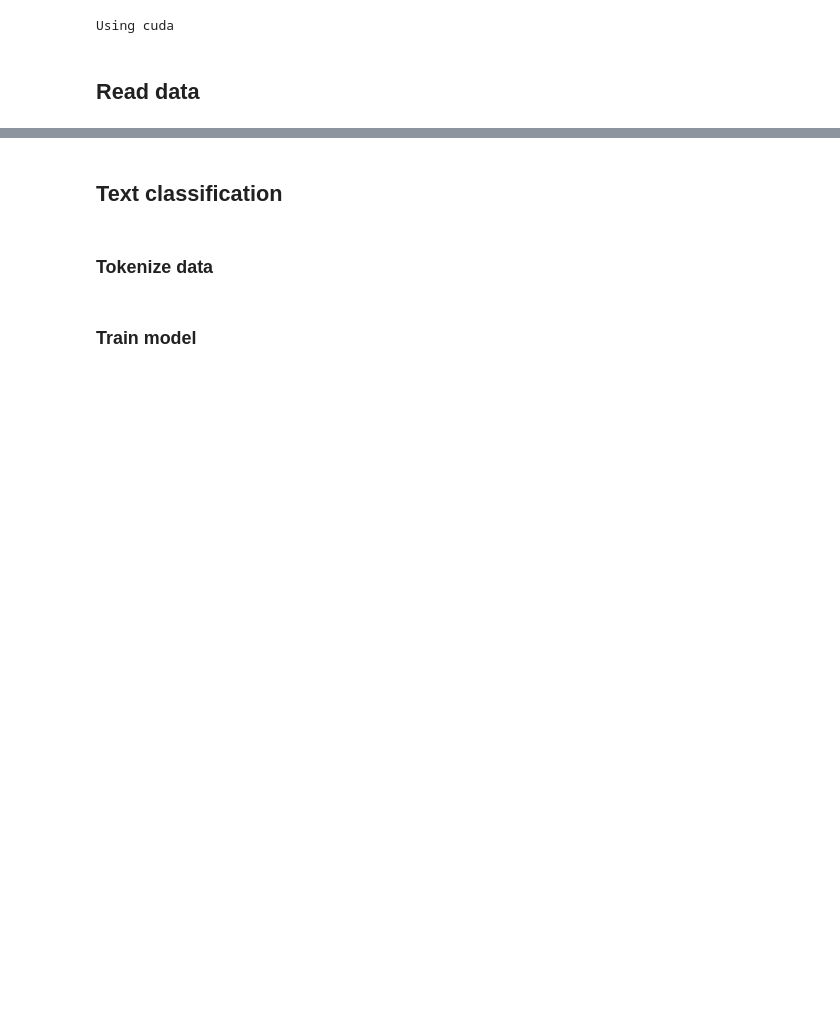
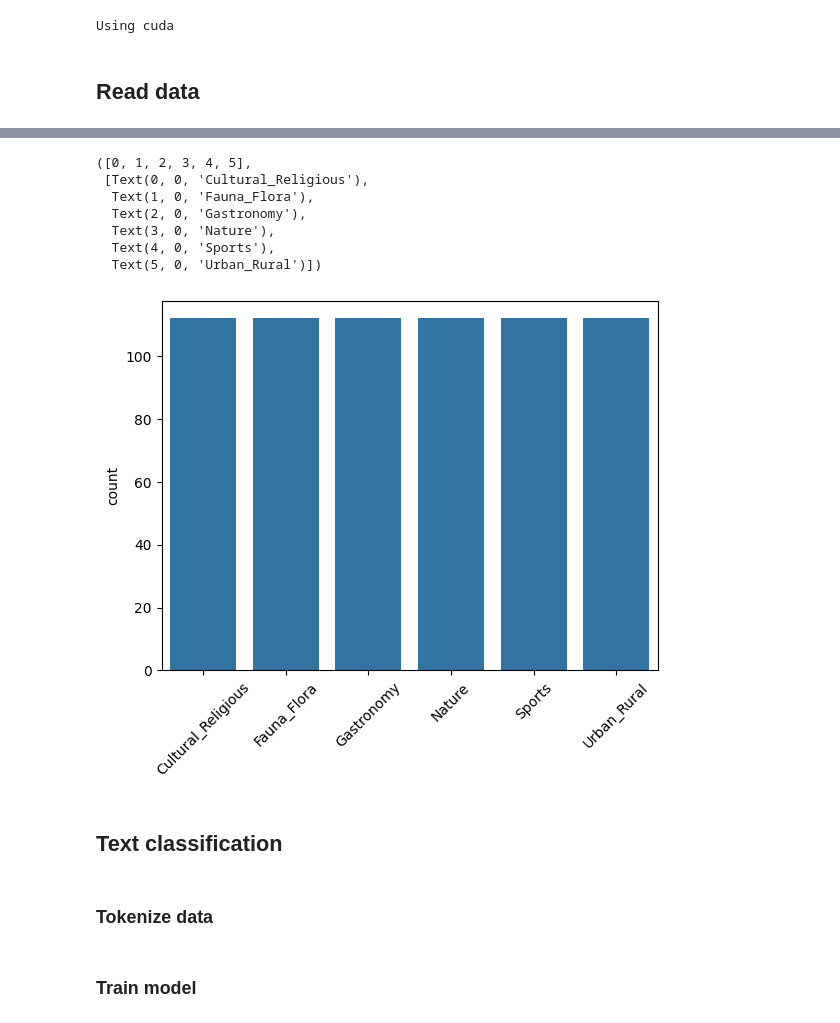
Before and after one commit to SHNacho/image-topic-clustering, a Jupyter notebook: src/caption_classification.ipynb, the cells around one changed output, grey strips where cells are left out. Cells and saved outputs as stored; diff of their text form; code cells hidden in the pictures; blank space fills up the shorter version.

Commit message:
New metrics and test

```diff
--- a/src/caption_classification.ipynb
+++ b/src/caption_classification.ipynb
@@ -23,35 +30,3 @@ print(f"Using {device}")
 Using cuda
 # %% [markdown]
 ## Read data
-# %%
-data_dir = "../data"
-result_dir = "../results"
-models_dir = "../models"
-image_dir = f"{data_dir}/Images"
-
-def read_llava_captions(captions_path: str, common_str: str):
-  result = dict()
-  with open(captions_path, 'r') as f:
-    captions = json.load(f)
-
-  for key, caption in captions.items():
-    new_key = int(key.replace('.jpg', ''))
-    new_caption = caption.replace(common_str, '')
-    result[new_key] = new_caption
-  return result
-
-# read captoins
-captions = read_llava_captions(
-  f"{result_dir}/llava_captions.json",
-  #common_str="ER:  \nGive me a short description of the image in one sentence? ASSISTANT: "
-  common_str="ER:  \nWhat is shown in this image? ASSISTANT: "
-)
-df_captions = pd.DataFrame.from_dict(captions, orient='index', columns=['caption'])
-# read classes from xlsx
-df_classes = pd.read_excel(f"{data_dir}/data.xlsx", index_col='image_id')
-
-# join dataframes
-df = pd.merge(df_captions, df_classes, left_index=True, right_index=True)
-df.columns = ['caption', 'label']
-data = Dataset.from_pandas(df).train_test_split(test_size=0.15, seed=4999)
-data
@@ -69,3 +85,18 @@ DatasetDict({
+# %%
+label_count = train_df.groupby(by='label').count()
+label_count.columns = ['count']
+labels = [id2label[id] for id in label_count.index]
+sns.barplot(label_count, x=labels, y='count')
+plt.xticks(rotation=45)
+# %% [output]
+([0, 1, 2, 3, 4, 5],
+ [Text(0, 0, 'Cultural_Religious'),
+  Text(1, 0, 'Fauna_Flora'),
+  Text(2, 0, 'Gastronomy'),
+  Text(3, 0, 'Nature'),
+  Text(4, 0, 'Sports'),
+  Text(5, 0, 'Urban_Rural')])
+[figure, added]
 # %% [markdown]
 ## Text classification
 # %%
```
Also changed, not shown: parts of 11 cells of this notebook.
